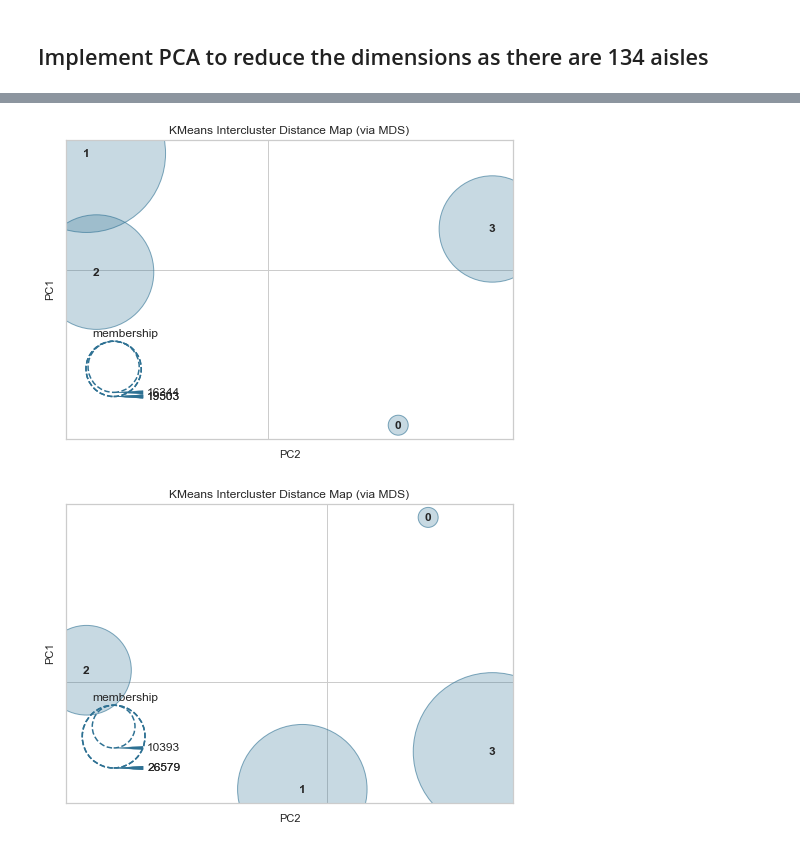
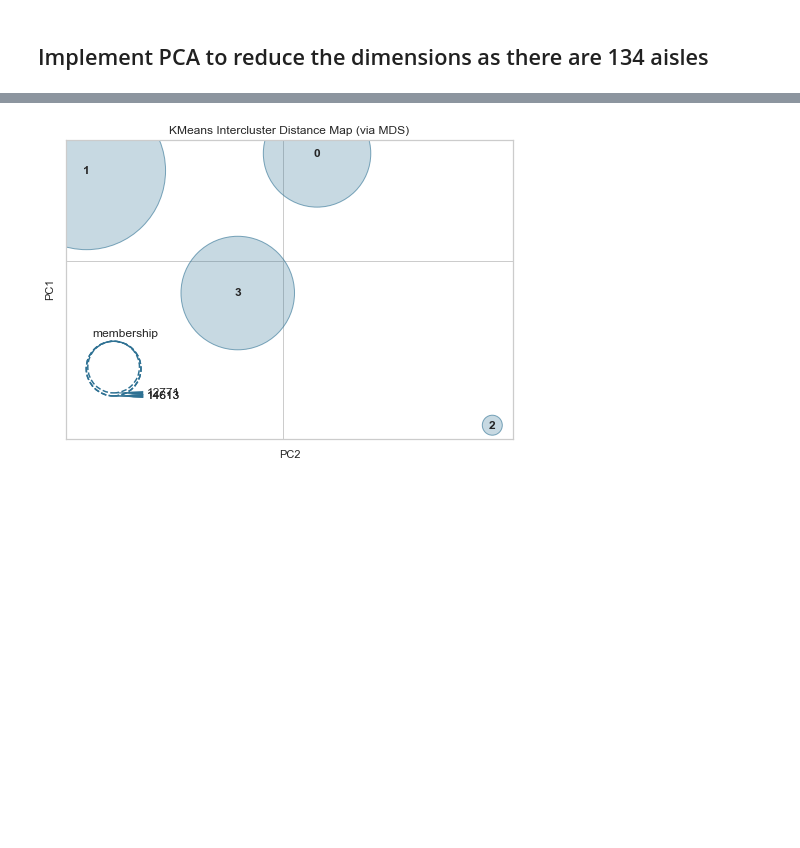
Before and after one commit to divmi/InstaCart, a Jupyter notebook: CustomerSegmentation.ipynb, the cells around one changed output, grey strips where cells are left out. Saved outputs shown, nothing was run; the diff lists cells and outputs as text; code cells hidden in the pictures; blank space fills up the shorter version.

```diff
--- a/CustomerSegmentation.ipynb
+++ b/CustomerSegmentation.ipynb
@@ -171,4 +136,3 @@ We will also segregate the frequent users by considering users who placed orders
 # %%
 user_product_more_than_20=user_with_total_order_count[user_with_total_order_count['total_order']>20]
-user_product_less_than_10=user_with_total_order_count[user_with_total_order_count['total_order']<10]
-user_product_less_than_10
+user_product_less_than_10=user_with_total_order_count[user_with_total_order_count['total_order']<8]
@@ -488,7 +283,7 @@ new_user_aisle_order_less_than_10.sort_values('product_count')
 # %%
-aisle_user=FindUserPercentageAndAislePercent(new_user_aisle_order_more_than_20,'total_prod_count_for_20',381895)
+aisle_user=FindUserPercentageAndAislePercent(new_user_aisle_order_more_than_20,'total_prod_count_for_20',50731)
 aisle_user=aisle_user[['aisle_id', 'user_count', 'total_prod_count_for_20','aisle','user_percent','prod_percent']]
 aisle_user.drop_duplicates(inplace=True)
-aisle_user
+aisle_user.head()
 # %% [output]
 |  | aisle_id | user_count | total_prod_count_for_20 | aisle | user_percent | prod_percent |
@@ -511,7 +295,7 @@ aisle_user
 # %%
-aisle_user_less_than_10=FindUserPercentageAndAislePercent(new_user_aisle_order_less_than_10,'total_prod_count_for_10',1913315)
+aisle_user_less_than_10=FindUserPercentageAndAislePercent(new_user_aisle_order_less_than_10,'total_prod_count_for_10',1378664)
 aisle_user_less_than_10=aisle_user_less_than_10[['aisle_id', 'user_count', 'total_prod_count_for_10','aisle','user_percent','prod_percent']]
 aisle_user_less_than_10.drop_duplicates(inplace=True)
-aisle_user_less_than_10
+aisle_user_less_than_10.head()
 # %% [output]
 |  | aisle_id | user_count | total_prod_count_for_10 | aisle | user_percent | prod_percent |
@@ -816,8 +553,7 @@ def CalculateCluster(model, n_cluster):
     visualizer.show()
 # %%
 CalculateCluster(pca_less_than_10,4)
-CalculateCluster(pca_less_than_10_after_normalization,4)
+#CalculateCluster(pca_less_than_10_after_normalization,4)
 # %% [output]
-[figure, old version]
+[figure, new version]
-[figure, removed]
 # %%
```
Also changed, not shown: parts of 51 cells of this notebook, 1 other file.
